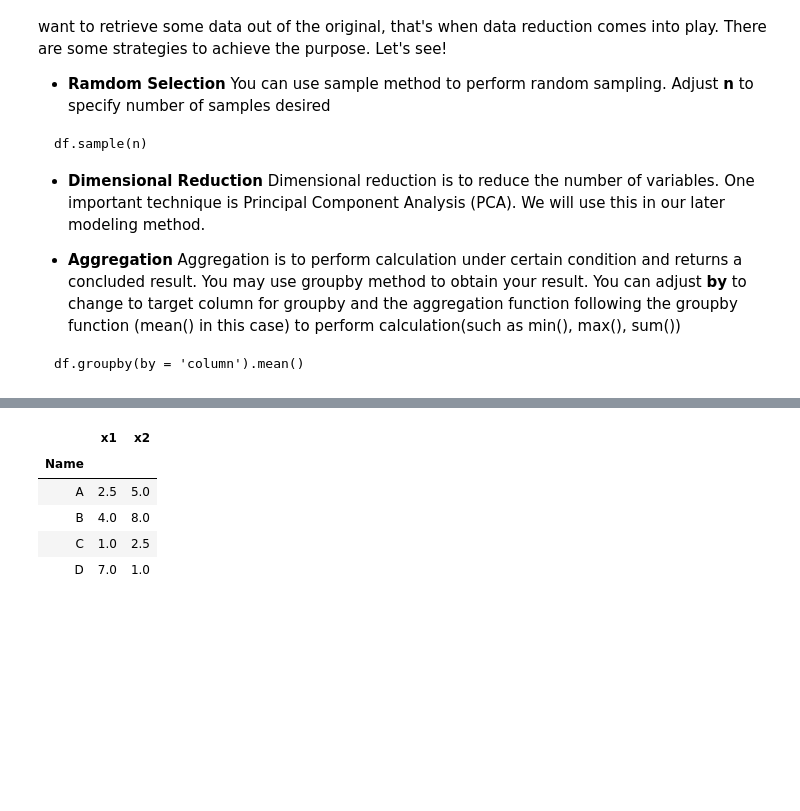
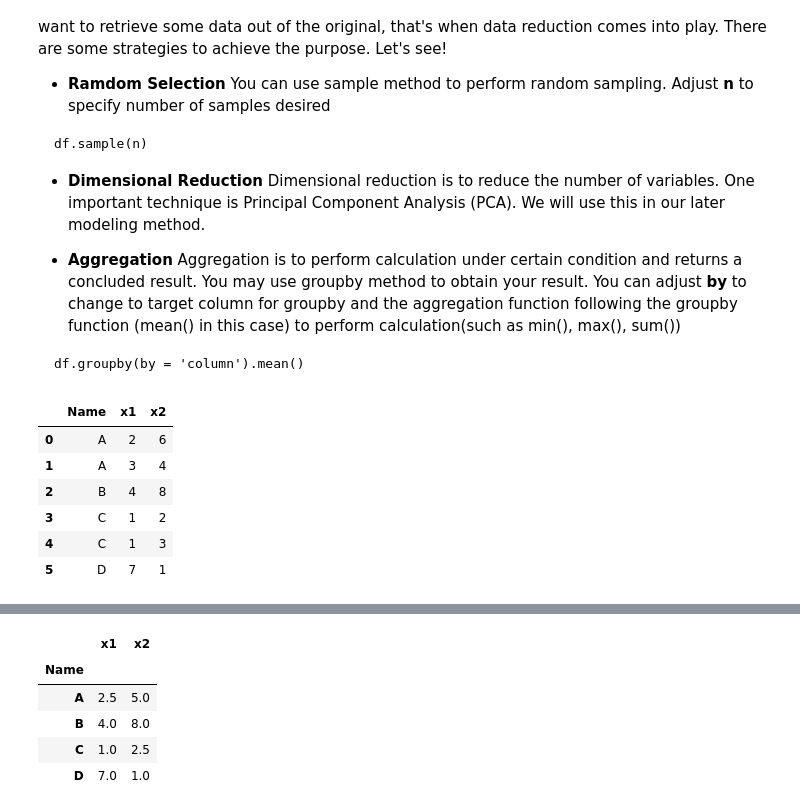
Before and after one commit to BurgerWu/Soft-Sensor-Development, a Jupyter notebook: Soft-Sensor Development.ipynb, the cells around one changed output, grey strips where cells are left out. Saved outputs shown, nothing was run; the diff lists cells and outputs as text; code cells hidden in the pictures; blank space fills up the shorter version.

```diff
--- a/Soft-Sensor Development.ipynb
+++ b/Soft-Sensor Development.ipynb
@@ -359,6 +373,15 @@ df.groupby(by = 'column').mean()
 # %%
 #Run this cell to generate test dataframe
 df7 = pd.DataFrame(data = {'Name':['A','A','B','C','C','D'], 'x1':[2,3,4,1,1,7], 'x2':[6,4,8,2,3,1]})
+df7
+# %% [output]
+|  | Name | x1 | x2 |
+| 0 | A | 2 | 6 |
+| 1 | A | 3 | 4 |
+| 2 | B | 4 | 8 |
+| 3 | C | 1 | 2 |
+| 4 | C | 1 | 3 |
+| 5 | D | 7 | 1 |
 # %%
 #Run this cell to perform random sampling
 df7.sample(3)
```
Also changed, not shown: parts of 91 cells of this notebook, 15 other files.
